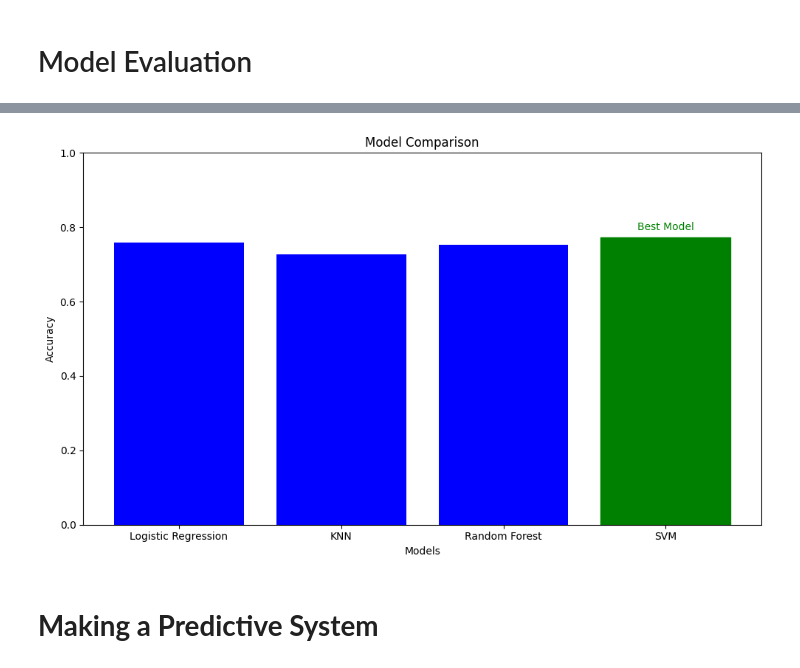
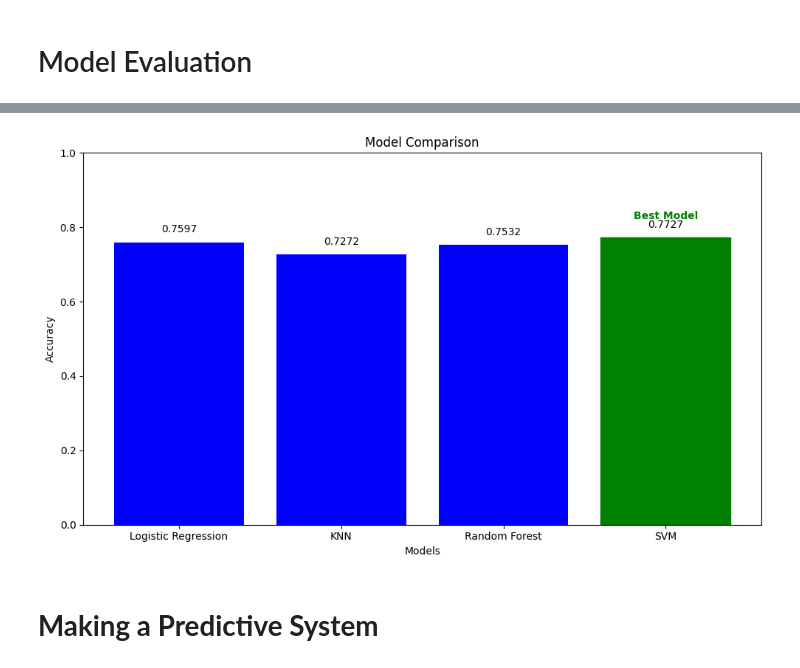
Before and after one commit to Sugam-01/Heart_disease_and_Diabetes_prediction, a Jupyter notebook: colab_files_to_train_models/diabetes.ipynb, the cells around one changed output, grey strips where cells are left out. Saved outputs shown, nothing was run; the diff lists cells and outputs as text; code cells hidden in the pictures.

```diff
--- a/colab_files_to_train_models/diabetes.ipynb
+++ b/colab_files_to_train_models/diabetes.ipynb
@@ -344,32 +359,32 @@ Confusion Matrix:
 # %%
 accuracies = [0.7597, 0.7272, 0.7532, 0.7727]
 model_names = ['Logistic Regression', 'KNN', 'Random Forest', 'SVM']
 
 # Find the index of the best model
 best_model_idx = np.argmax(accuracies)
-
 # Create a bar chart
 plt.figure(figsize=(10, 6))
 bars = plt.bar(model_names, accuracies, color='blue')
-
 # Highlight the best model
 bars[best_model_idx].set_color('green')
-
 # Add labels and title
 plt.xlabel('Models')
 plt.ylabel('Accuracy')
 plt.title('Model Comparison')
-
 # Set y-axis limit from 0 to 1
 plt.ylim([0, 1])
+# Add data labels on top of each bar
+for bar in bars:
+    yval = bar.get_height()
+    plt.text(bar.get_x() + bar.get_width()/2, yval + 0.02, f'{yval:.4f}', ha='center', va='bottom', color='black')
 
+# Write the best model label on top of the highlighted bar
+plt.text(best_model_idx, accuracies[best_model_idx] + 0.05, 'Best Model', ha='center', color='green',fontweight='bold')
 
-# Write the best model on top of the highlighted bar
-plt.text(best_model_idx, accuracies[best_model_idx] + 0.02, 'Best Model', ha='center', color='green')
 plt.tight_layout()
 plt.show()
 # %% [output]
-[figure, old version]
+[figure, new version]
 # %% [markdown]
 # **Making a Predictive System**
 # %%
```
Also changed, not shown: parts of 4 cells of this notebook, 1 other file.
